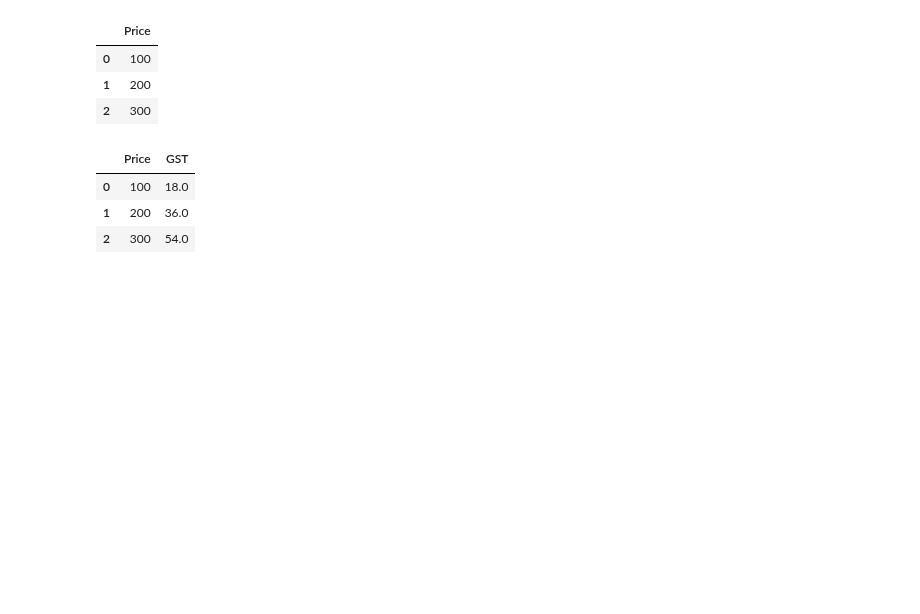
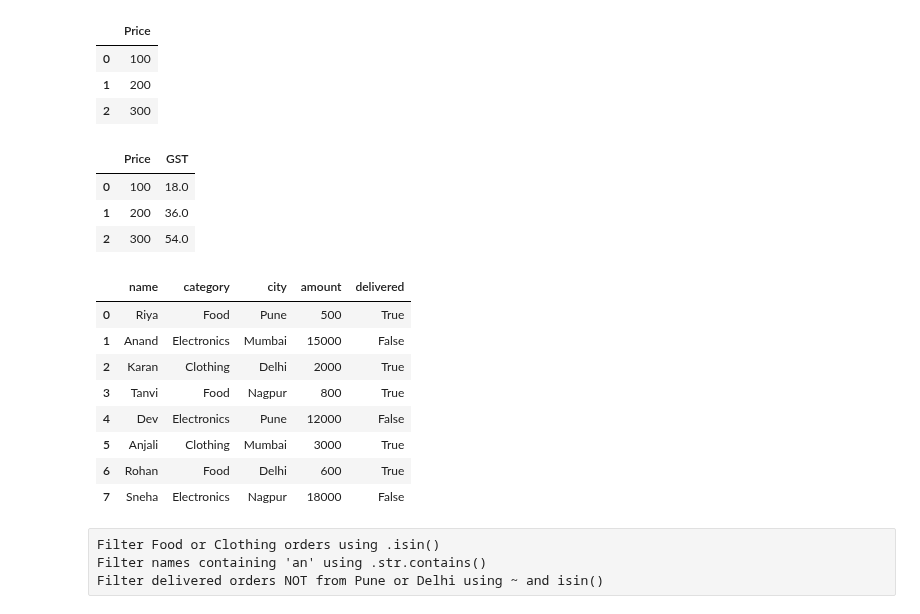
Before and after one commit to sayali-devkar/data_analysis_learning, a Jupyter notebook: pandas/practice/pandas_Basics_2.ipynb, the cells around one changed output. Cells and saved outputs as stored; diff of their text form; code cells hidden in the pictures; blank space fills up the shorter version.

Commit message:
pandas - filtering practice

```diff
--- a/pandas/practice/pandas_Basics_2.ipynb
+++ b/pandas/practice/pandas_Basics_2.ipynb
@@ -155,3 +155,27 @@ df
 | 0 | 100 | 18.0 |
 | 1 | 200 | 36.0 |
 | 2 | 300 | 54.0 |
+# %%
+data = {
+    'name': ['Riya', 'Anand', 'Karan', 'Tanvi', 'Dev', 'Anjali', 'Rohan', 'Sneha'],
+    'category': ['Food', 'Electronics', 'Clothing', 'Food', 'Electronics', 'Clothing', 'Food', 'Electronics'],
+    'city': ['Pune', 'Mumbai', 'Delhi', 'Nagpur', 'Pune', 'Mumbai', 'Delhi', 'Nagpur'],
+    'amount': [500, 15000, 2000, 800, 12000, 3000, 600, 18000],
+    'delivered': [True, False, True, True, False, True, True, False]
+}
+df = pd.DataFrame(data)
+df
+# %% [output]
+|  | name | category | city | amount | delivered |
+| 0 | Riya | Food | Pune | 500 | True |
+| 1 | Anand | Electronics | Mumbai | 15000 | False |
+| 2 | Karan | Clothing | Delhi | 2000 | True |
+| 3 | Tanvi | Food | Nagpur | 800 | True |
+| 4 | Dev | Electronics | Pune | 12000 | False |
+| 5 | Anjali | Clothing | Mumbai | 3000 | True |
+| 6 | Rohan | Food | Delhi | 600 | True |
+| 7 | Sneha | Electronics | Nagpur | 18000 | False |
+# %% [raw]
+Filter Food or Clothing orders using .isin()
+Filter names containing 'an' using .str.contains()
+Filter delivered orders NOT from Pune or Delhi using ~ and isin()
```
Also changed, not shown: parts of 3 cells of this notebook.
